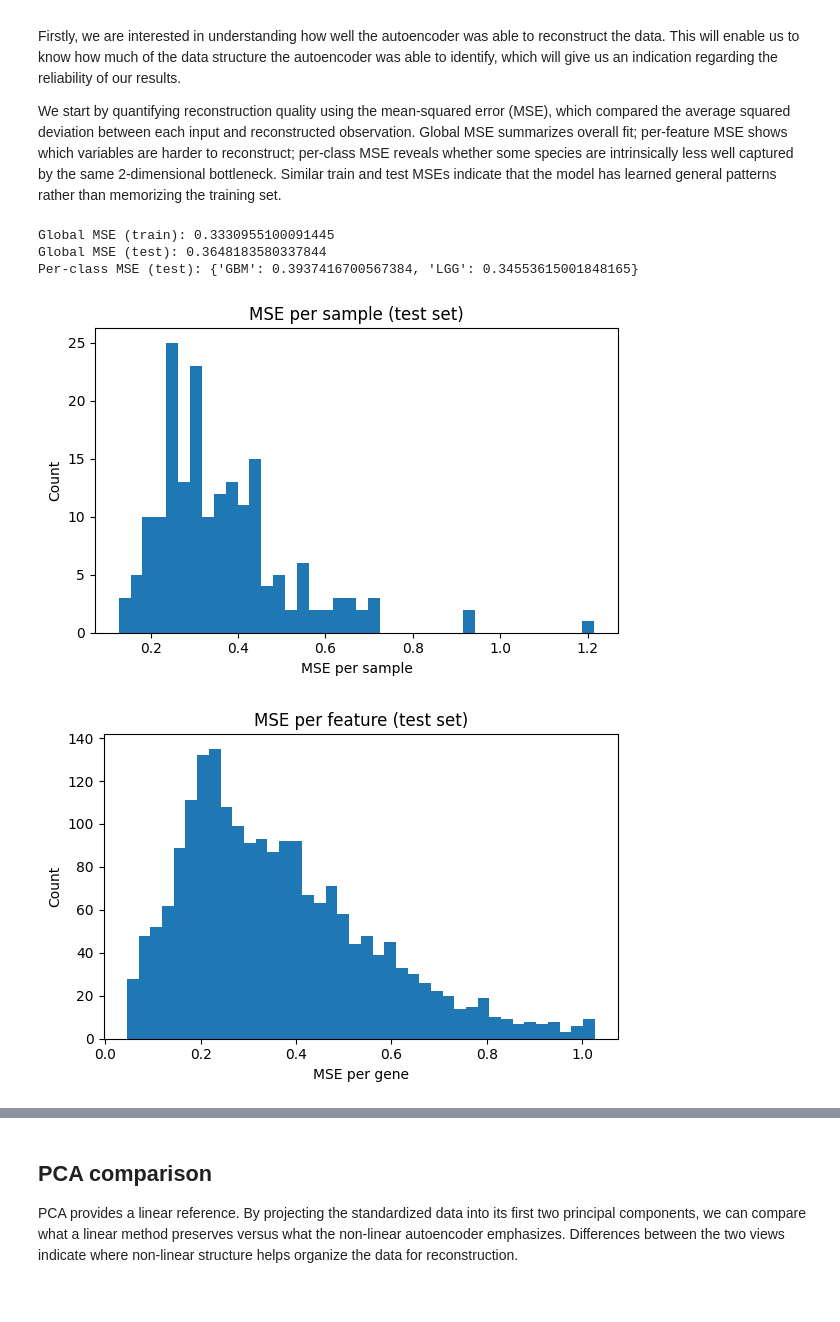
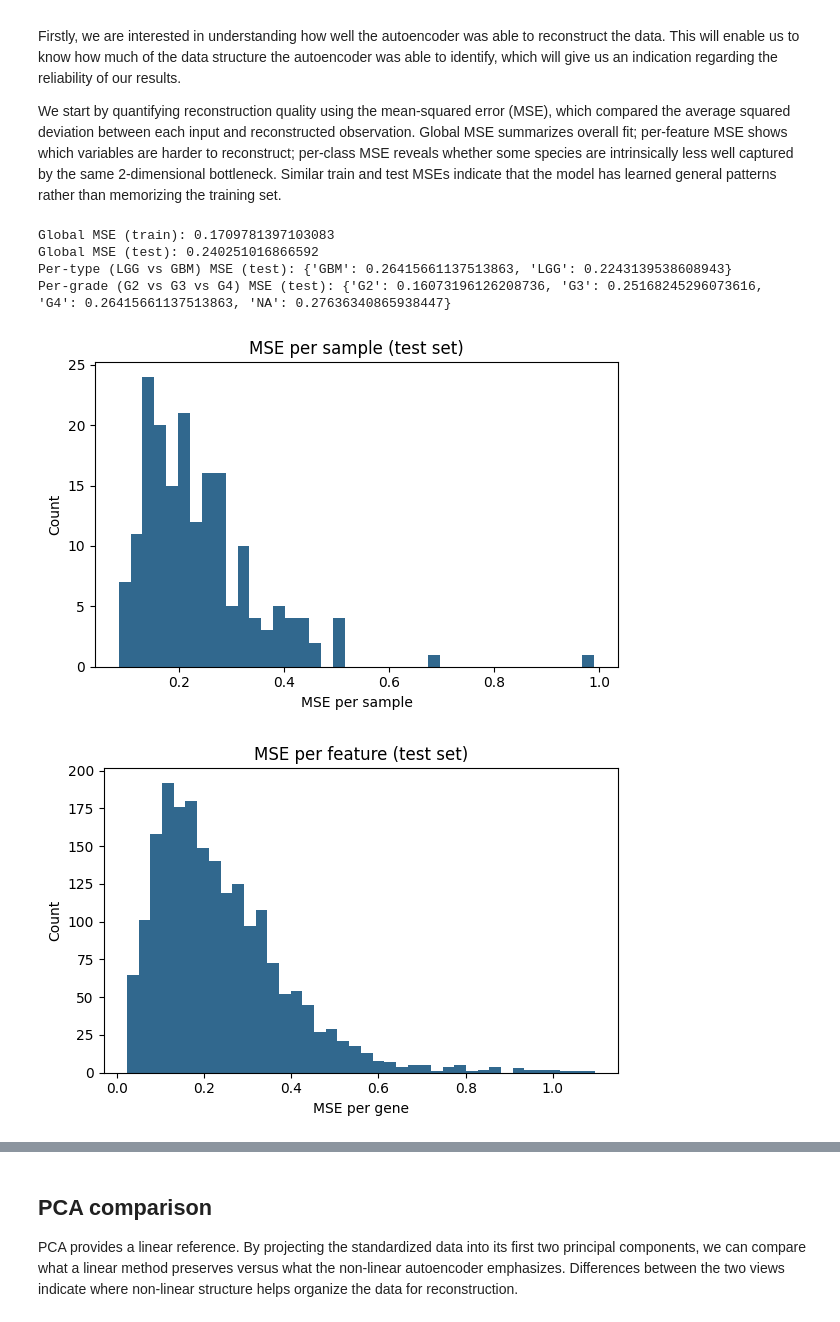
Before and after one commit to themishalka/Project-Deep-Learning, a Jupyter notebook: scripts/analysis_ae.ipynb, the cells around one changed output, grey strips where cells are left out. Saved outputs shown, nothing was run; the diff lists cells and outputs as text; code cells hidden in the pictures.

```diff
--- a/scripts/analysis_ae.ipynb
+++ b/scripts/analysis_ae.ipynb
@@ -145,0 +169,11 @@ colors_grade = grade_map.codes
+# %%
+# storing X_train_rec and X_test_rec as dataframes to retrieve row and column names
+X_train_rec_df = pd.DataFrame(X_train_rec,
+                        columns=X.columns,
+                        index=y_train)
+X_train_rec_df.head()
+
+X_test_rec_df = pd.DataFrame(X_test_rec,
+                        columns=X.columns,
+                        index=y_test)
+X_test_rec_df.head()
@@ -151,55 +193,48 @@ Firstly, we are interested in understanding how well the autoencoder was able to
 We start by quantifying reconstruction quality using the mean-squared error (MSE), which compared the average squared deviation between each input and reconstructed observation. Global MSE summarizes overall fit; per-feature MSE shows which variables are harder to reconstruct; per-class MSE reveals whether some species are intrinsically less well captured by the same 2-dimensional bottleneck. Similar train and test MSEs indicate that the model has learned general patterns rather than memorizing the training set.
 # %%
 # global mse
-mse_train = np.mean((X_train - X_train_rec)**2)
-mse_test  = np.mean((X_test  - X_test_rec )**2)
+mse_train = np.mean((X_train_df - X_train_rec_df)**2)
+mse_test  = np.mean((X_test_df  - X_test_rec_df )**2)
 
 # per feature mse on test data
-mse_per_feature = np.mean((X_test - X_test_rec)**2, axis=0)
+mse_per_feature = np.mean((X_test_df - X_test_rec_df)**2, axis=0)
 
 # per sample mse on test data
-mse_per_sample = ((X_test_rec - X_test)**2).mean(axis=1)
+mse_per_sample = ((X_test_rec_df - X_test_df)**2).mean(axis=1)
 
 # per type mse on test data (gbm vs lgg)
-mse_by_tumor = (
-    mse_per_sample.groupby(tumor_map)
-    .mean()
-    .to_dict()
-)
+mse_by_tumor = mse_per_sample.groupby(tumor_map).mean().to_dict()
 
 # per grade mse on test data (G2 vs G3 vs G4)
-mse_by_tumor = (
-    mse_per_sample.groupby(grade_map)
-    .mean()
-    .to_dict()
-)
+mse_by_grade = (mse_per_sample.groupby(grade_map).mean().to_dict())
 
 print("Global MSE (train):", mse_train)
 print("Global MSE (test):", mse_test)
 print("Per-type (LGG vs GBM) MSE (test):", mse_by_tumor)
-print("Per-grade (G2 vs G3 vs G4) MSE (test):", mse_by_tumor)
+print("Per-grade (G2 vs G3 vs G4) MSE (test):", mse_by_grade)
 # %% [output]
-Global MSE (train): 0.3330955100091445
-Global MSE (test): 0.3648183580337844
-Per-class MSE (test): {'GBM': 0.3937416700567384, 'LGG': 0.34553615001848165}
+Global MSE (train): 0.1709781397103083
+Global MSE (test): 0.240251016866592
+Per-type (LGG vs GBM) MSE (test): {'GBM': 0.26415661137513863, 'LGG': 0.2243139538608943}
+Per-grade (G2 vs G3 vs G4) MSE (test): {'G2': 0.16073196126208736, 'G3': 0.25168245296073616, 'G4': 0.26415661137513863, 'NA': 0.27636340865938447}
 # %%
 # plotting the mse distribution per sample and per gene
 
 plt.figure(figsize=(6,4))
-plt.hist(mse_per_sample, bins=40)
+plt.hist(mse_per_sample, bins=40, color="#31688E")
 plt.xlabel("MSE per sample")
 plt.ylabel("Count")
 plt.title("MSE per sample (test set)")
 plt.tight_layout()
 plt.show()
 
 plt.figure(figsize=(6,4))
-plt.hist(mse_per_feature, bins=40)
+plt.hist(mse_per_feature, bins=40, color="#31688E")
 plt.xlabel("MSE per gene")
 plt.ylabel("Count")
 plt.title("MSE per feature (test set)")
 plt.tight_layout()
 plt.show()
 # %% [output]
-[figure, old version]
+[figure, new version]
-[figure, old version]
+[figure, new version]
```
Also changed, not shown: parts of 42 cells of this notebook, 5 other files.
